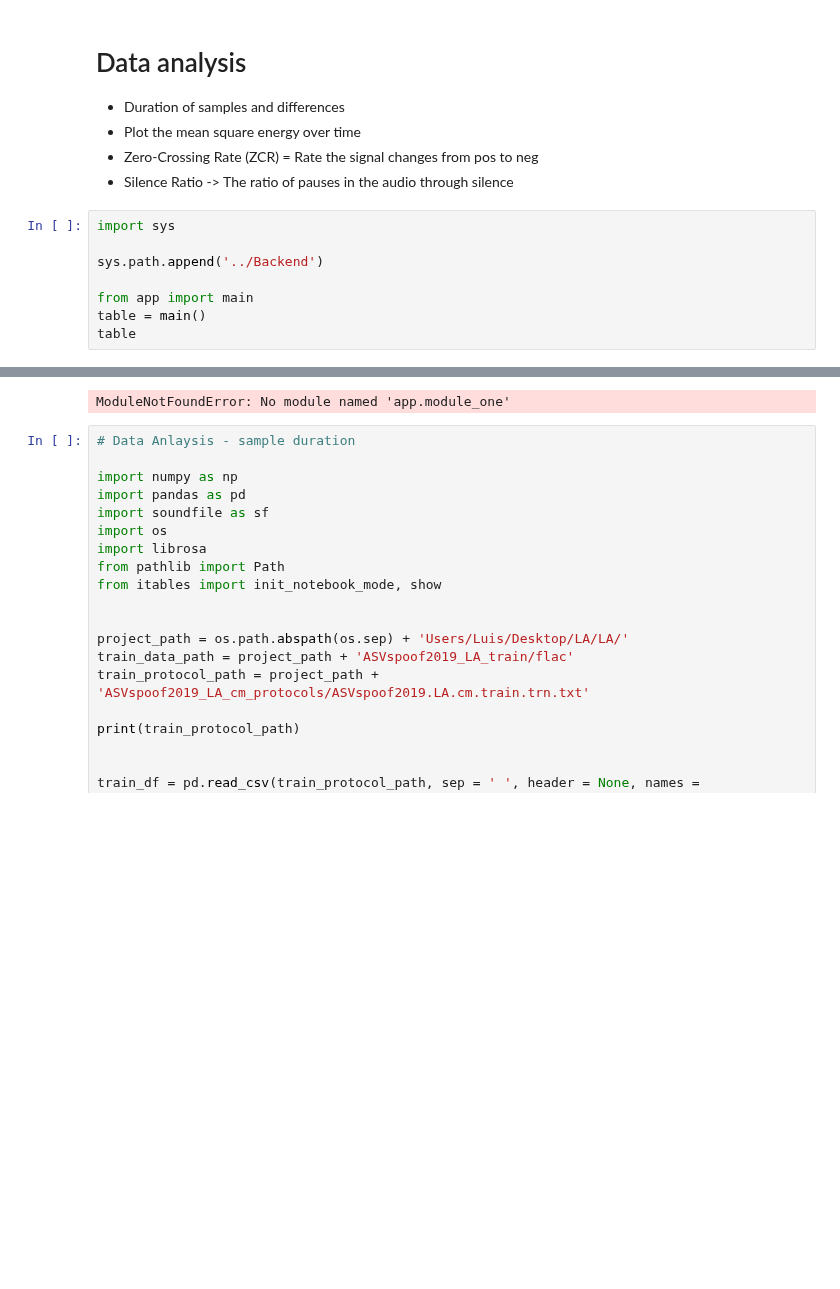
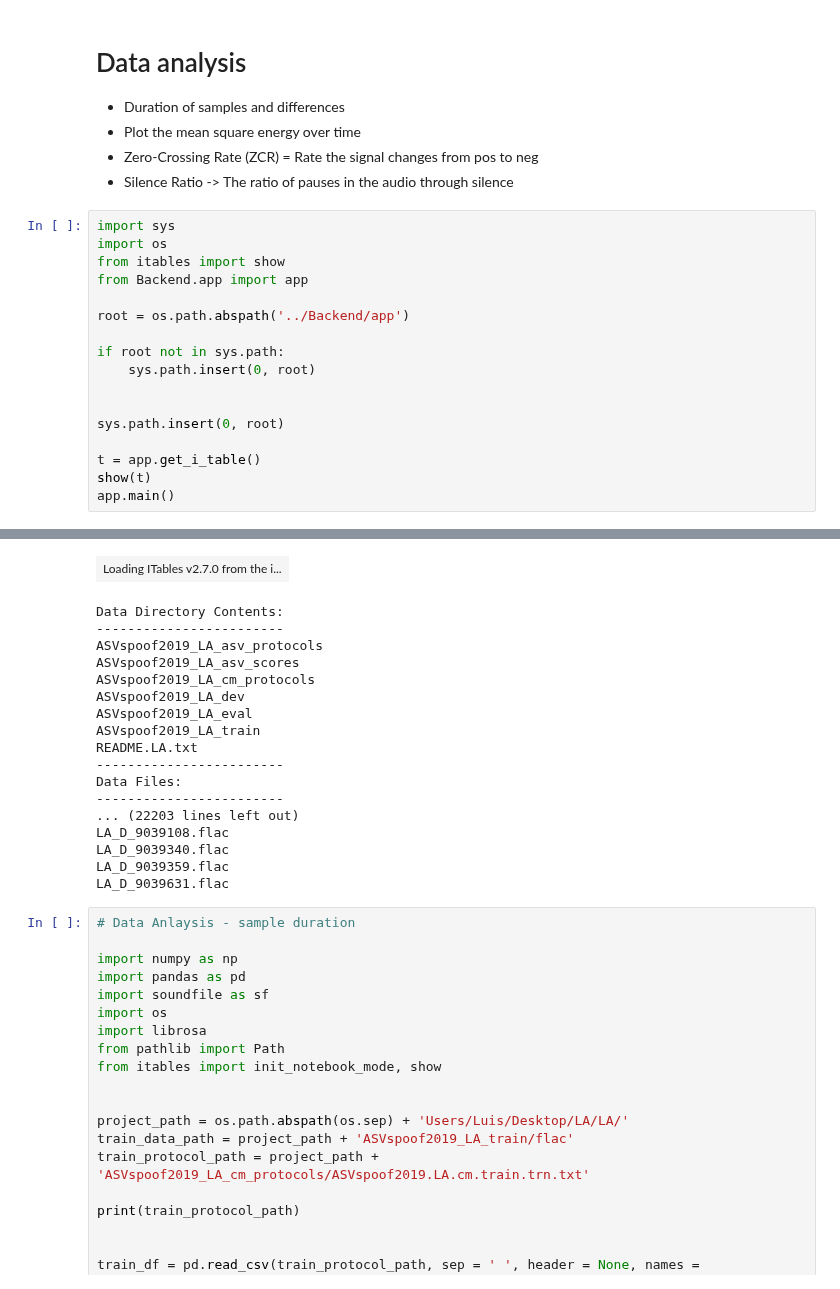
Before and after one commit to nexusls22/Vishing-Detection, a Jupyter notebook: Notebooks/Data_Analysis.ipynb, the cells around one changed output, grey strips where cells are left out. Cells and saved outputs as stored; diff of their text form; blank space fills up the shorter version.

Commit message:
Seperating the Backend folder, encapsulation of data_manager

```diff
--- a/Notebooks/Data_Analysis.ipynb
+++ b/Notebooks/Data_Analysis.ipynb
@@ -7,10 +7,19 @@
 - Silence Ratio -> The ratio of pauses in the audio through silence
 # %%
 import sys
+import os
+from itables import show
+from Backend.app import app
 
-sys.path.append('../Backend')
+root = os.path.abspath('../Backend/app')
 
-from app import main
-table = main()
-table
+if root not in sys.path:
+    sys.path.insert(0, root)
+
+
+sys.path.insert(0, root)
+
+t = app.get_i_table()
+show(t)
+app.main()
 # %% [output]
@@ -17,4 +27,21 @@ table
+| Loading ITables v2.7.0 from the i... |
-ModuleNotFoundError: No module named 'app.module_one'
+Data Directory Contents:
+------------------------
+ASVspoof2019_LA_asv_protocols
+ASVspoof2019_LA_asv_scores
+ASVspoof2019_LA_cm_protocols
+ASVspoof2019_LA_dev
+ASVspoof2019_LA_eval
+ASVspoof2019_LA_train
+README.LA.txt
+------------------------
+Data Files:
+------------------------
+... (22203 lines left out)
+LA_D_9039108.flac
+LA_D_9039340.flac
+LA_D_9039359.flac
+LA_D_9039631.flac
 # %%
 # Data Anlaysis - sample duration
 
```
Also changed, not shown: parts of 1 cell of this notebook, 6 other files.
